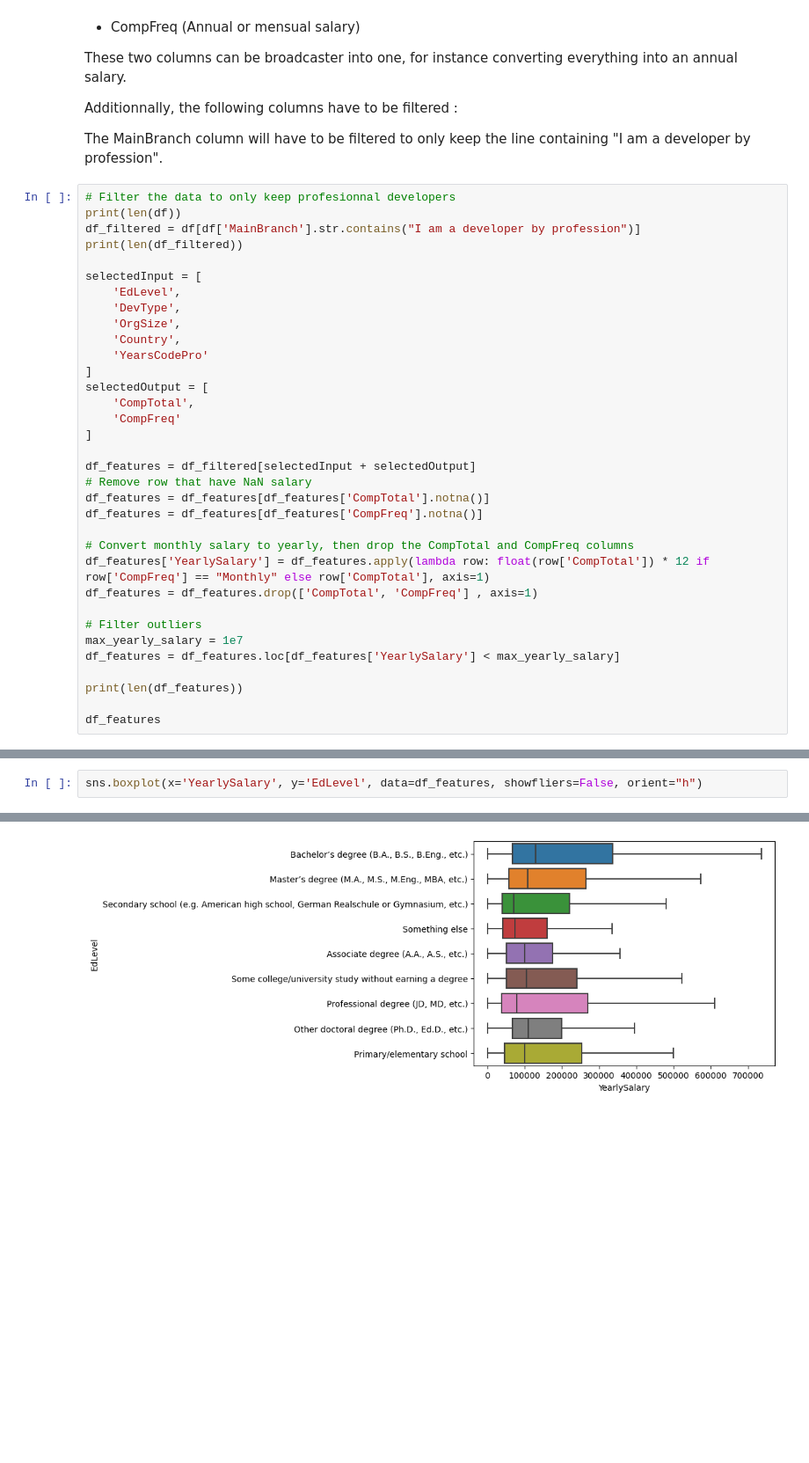
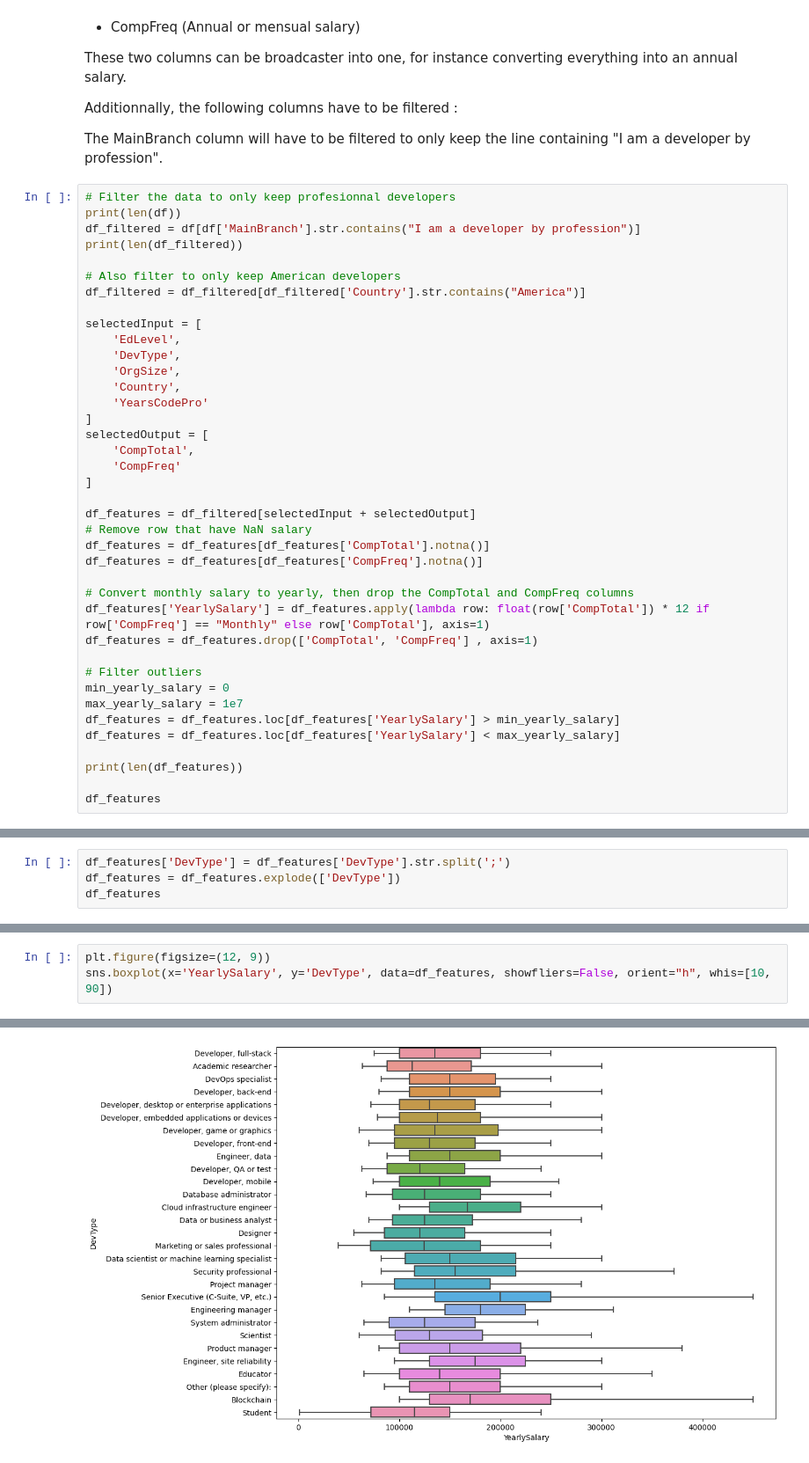
Before and after one commit to alphasigma25/VI-2022, a Jupyter notebook: data-engineering.ipynb, the cells around one changed output, grey strips where cells are left out. Shown: that part at 88% size. Cells and saved outputs as stored; diff of their text form; blank space fills up the shorter version.

Commit message:
Added filtering of DevType

```diff
--- a/data-engineering.ipynb
+++ b/data-engineering.ipynb
@@ -48,6 +48,9 @@ The MainBranch column will have to be filtered to only keep the line containing
 print(len(df))
 df_filtered = df[df['MainBranch'].str.contains("I am a developer by profession")]
 print(len(df_filtered))
+
+# Also filter to only keep American developers
+df_filtered = df_filtered[df_filtered['Country'].str.contains("America")]
 
 selectedInput = [
     'EdLevel',
@@ -71,7 +74,9 @@ df_features['YearlySalary'] = df_features.apply(lambda row: float(row['CompTotal
 df_features = df_features.drop(['CompTotal', 'CompFreq'] , axis=1)
 
 # Filter outliers
+min_yearly_salary = 0
 max_yearly_salary = 1e7
+df_features = df_features.loc[df_features['YearlySalary'] > min_yearly_salary]
 df_features = df_features.loc[df_features['YearlySalary'] < max_yearly_salary]
 
 print(len(df_features))
@@ -96,0 +102,4 @@ df_features
+# %%
+df_features['DevType'] = df_features['DevType'].str.split(';')
+df_features = df_features.explode(['DevType'])
+df_features
@@ -97,3 +120,4 @@ df_features
 # %%
-sns.boxplot(x='YearlySalary', y='EdLevel', data=df_features, showfliers=False, orient="h")
+plt.figure(figsize=(12, 9))
+sns.boxplot(x='YearlySalary', y='DevType', data=df_features, showfliers=False, orient="h", whis=[10, 90])
 # %% [output]
@@ -101 +125 @@ sns.boxplot(x='YearlySalary', y='EdLevel', data=df_features, showfliers=False, o
-[figure, old version]
+[figure, new version]
```
Also changed, not shown: parts of 4 cells of this notebook.
